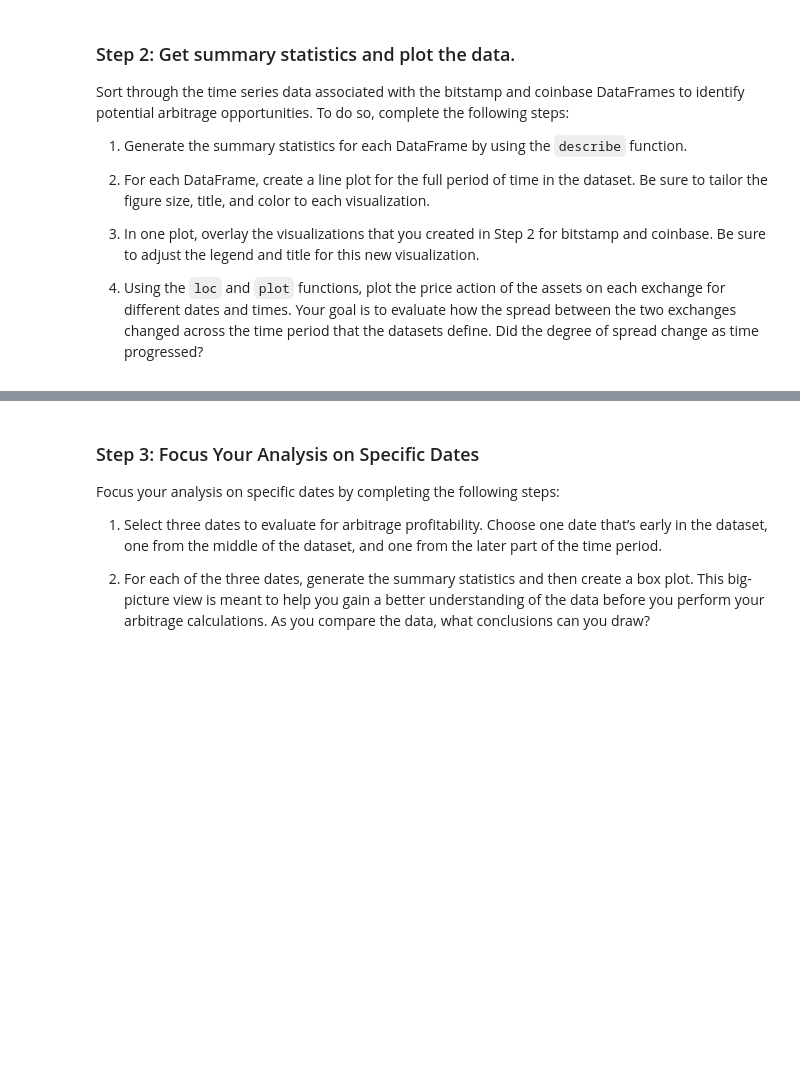
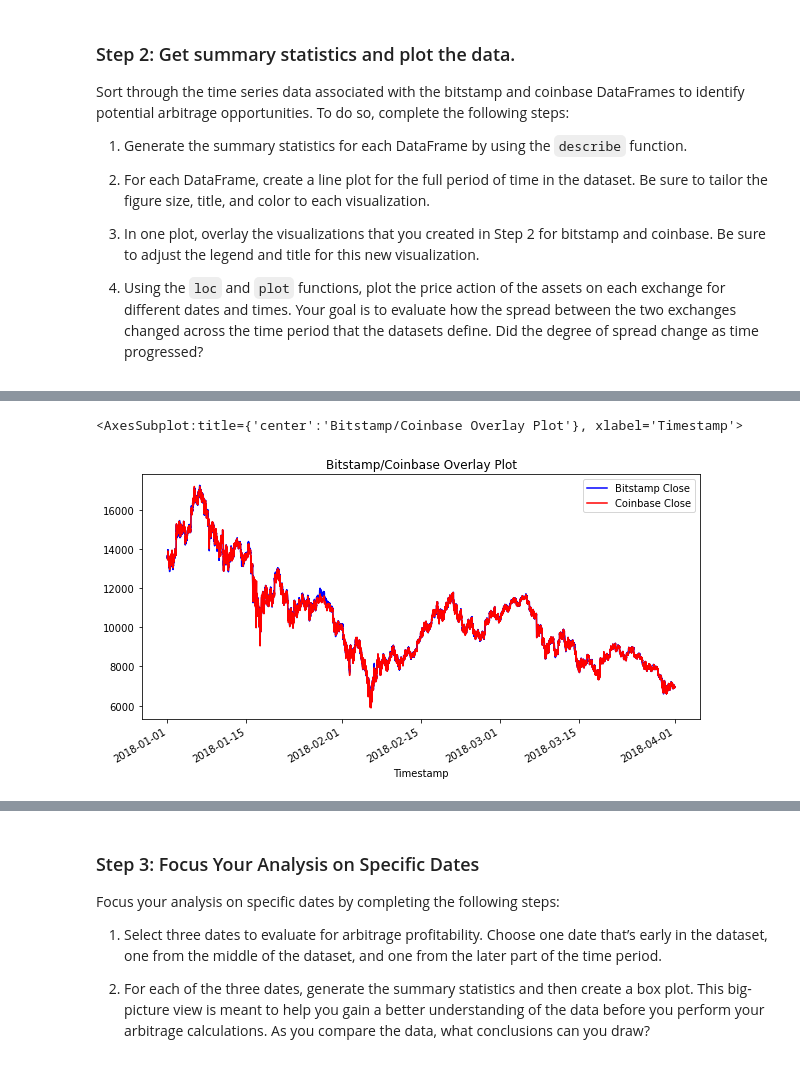
Before and after one commit to vsgellon/crypto_arbitrage, a Jupyter notebook: crypto_arbitrage.ipynb, the cells around one changed output, grey strips where cells are left out. Saved outputs shown, nothing was run; the diff lists cells and outputs as text; code cells hidden in the pictures; blank space fills up the shorter version.

```diff
--- a/crypto_arbitrage.ipynb
+++ b/crypto_arbitrage.ipynb
@@ -306,8 +349,15 @@ Sort through the time series data associated with the bitstamp and coinbase Data
 # %%
 # Overlay the visualizations for the bitstamp and coinbase DataFrames in one plot
 # The plot should visualize the prices over the full lenth of the dataset
 # Be sure to include the parameters: legend, figure size, title, and color and label
-# YOUR CODE HERE
+
+
+
+bitstamp['Close'].plot(legend=True, figsize=(15, 7), title="Bitstamp Plot", color="blue", label="Bitstamp Close")
+coinbase['Close'].plot(legend=True, figsize=(10, 5), title="Bitstamp/Coinbase Overlay Plot", color="Red", label="Coinbase Close")
+# %% [output]
+<AxesSubplot:title={'center':'Bitstamp/Coinbase Overlay Plot'}, xlabel='Timestamp'>
+[figure, added]
 # %%
 # Using the loc and plot functions, create an overlay plot that visualizes
 # the price action of both DataFrames for a one month period early in the dataset
```
Also changed, not shown: parts of 20 cells of this notebook.
